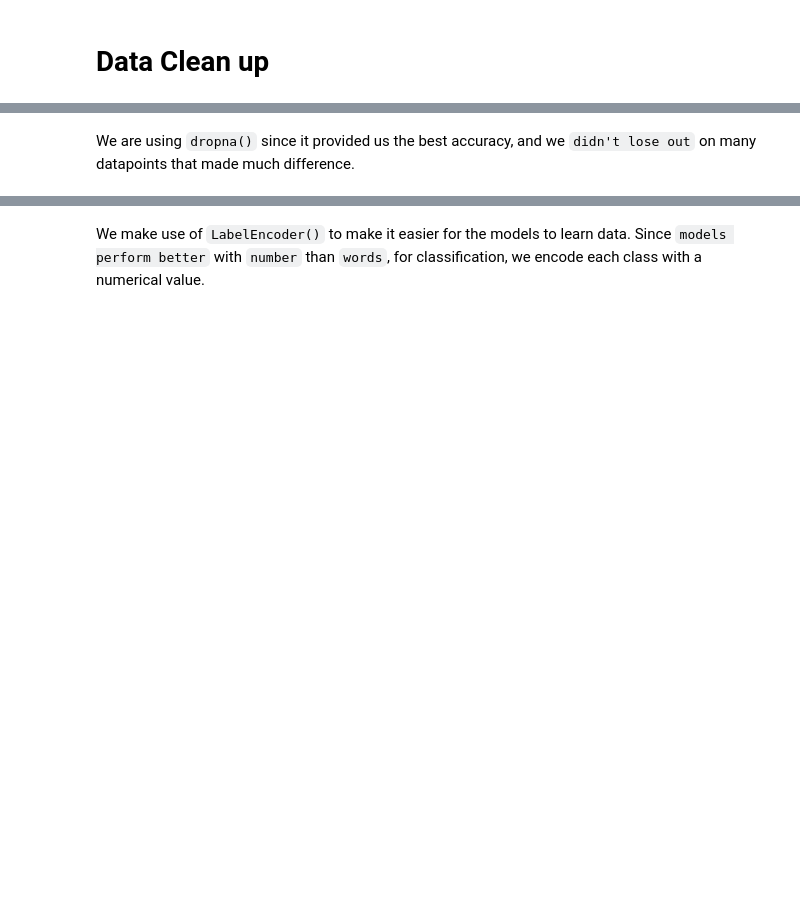
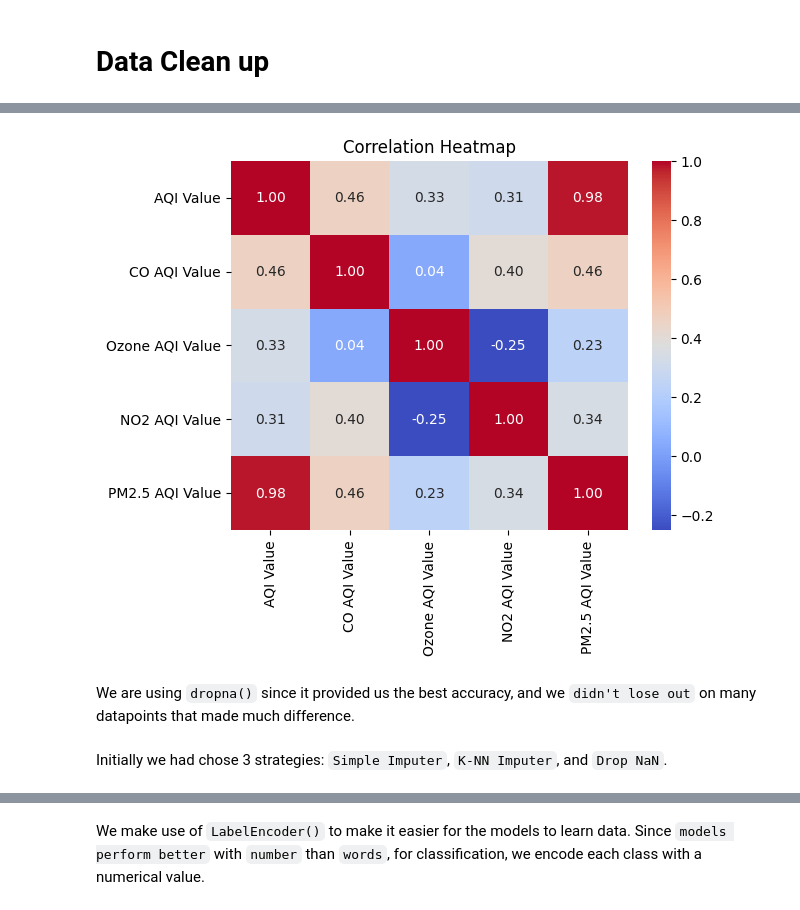
Before and after one commit to ChyavanShenoy/AAI-500-Final-Project, a Jupyter notebook: Project_final.ipynb, the cells around one changed output, grey strips where cells are left out. Drawn from its saved outputs; the diff is of its cells as text; code cells hidden in the pictures; blank space fills up the shorter version.

```diff
--- a/Project_final.ipynb
+++ b/Project_final.ipynb
@@ -60,5 +134,14 @@ fix_columns = ['PM2.5 AQI Value', 'NO2 AQI Value', 'Ozone AQI Value', 'CO AQI Va
+# %%
+num_df = df.select_dtypes(include='number')
+sns.heatmap(num_df.corr(), annot=True, fmt=".2f", cmap='coolwarm')
+plt.title('Correlation Heatmap')
+plt.show()
+# %% [output]
+[figure, added]
 # %% [markdown]
 We are using `dropna()` since it provided us the best accuracy, and we `didn't lose out` on many datapoints that made much difference.
+# %% [markdown]
+Initially we had chose 3 strategies: `Simple Imputer`, `K-NN Imputer`, and `Drop NaN`.
 # %%
 # imputer = SimpleImputer(strategy='mean')
 # df[fix_columns] = imputer.fit_transform(df[fix_columns])
```
Also changed, not shown: parts of 31 cells of this notebook.
